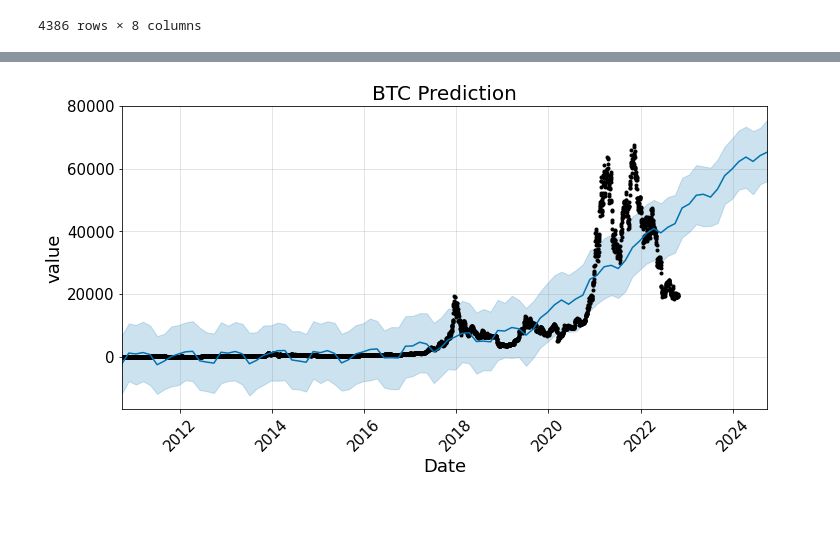
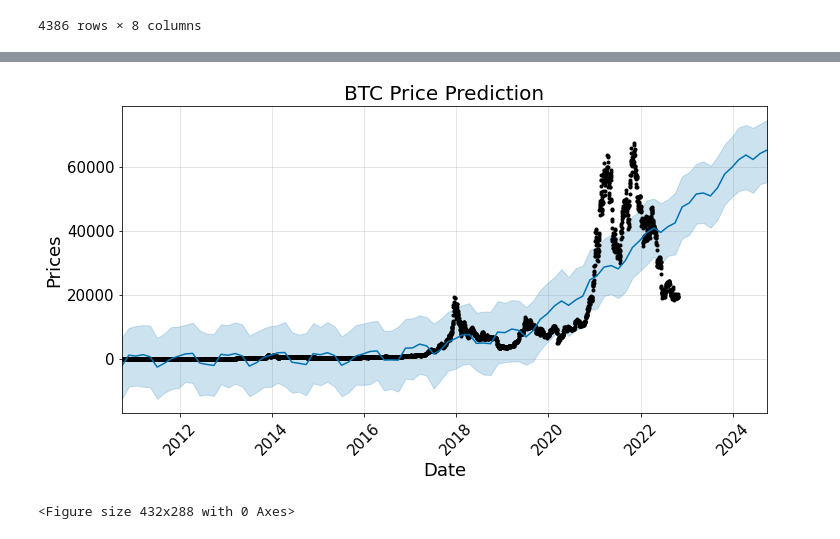
Before and after one commit to guevarch/projectchris, a Jupyter notebook: Final/BTC Prophet Prices.ipynb, the cells around one changed output, grey strips where cells are left out. Drawn from its saved outputs; the diff is of its cells as text; code cells hidden in the pictures; blank space fills up the shorter version.

```diff
--- a/Final/Btc Prices Comparison.ipynb
+++ b/Final/BTC Prophet Prices.ipynb
@@ -101,25 +100,27 @@ model.fit(df_train);
 # %%
 # Create a data frame that lists dates from Oct - Dec 2017
 insample = pd.DataFrame(pd.date_range("2010-09-25", "2024-10-01", periods=92))
 
 # Change the column name
 insample.columns = ['ds']
 
 # in-sample prediction
 prediction = model.predict(insample)
 
 # Plot
 fig = model.plot(prediction, figsize=(10,5))
 ax = fig.gca()
-ax.set_title("BTC Prediction", size=20)
+ax.set_title("BTC Price Prediction", size=20)
 ax.set_xlabel("Date", size=18)
-ax.set_ylabel("value", size=18)
+ax.set_ylabel("Prices", size=18)
 ax.tick_params(axis='y', labelsize=15)
 ax.tick_params(axis='x', rotation=45, labelsize=15)
 ax.set_xlim(pd.to_datetime(['2010-09-25', '2024-10-01']))
 plt.show();
+plt.savefig("../static/prices.png", dpi = 72)
 # %% [output]
-[figure, old version]
+[figure, new version]
+<Figure size 432x288 with 0 Axes>
 # %%
 import plotly.express as px
 import plotly.graph_objects as go
```
Also changed, not shown: parts of 5 cells of this notebook, 23 other files.
